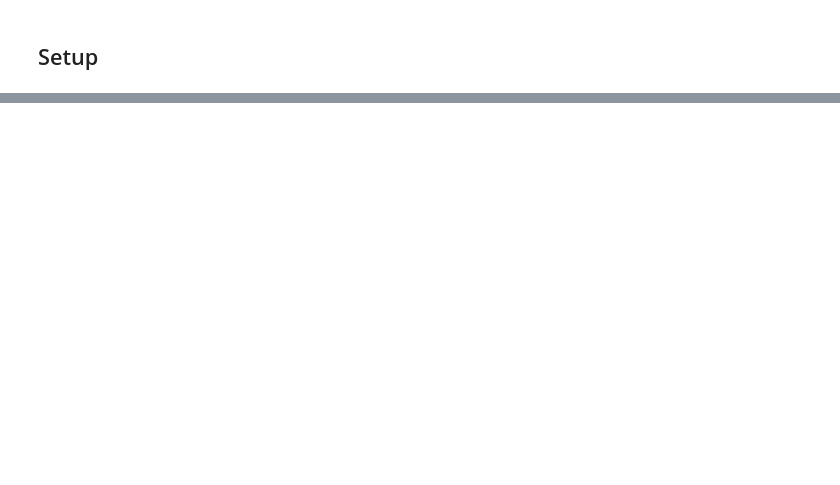
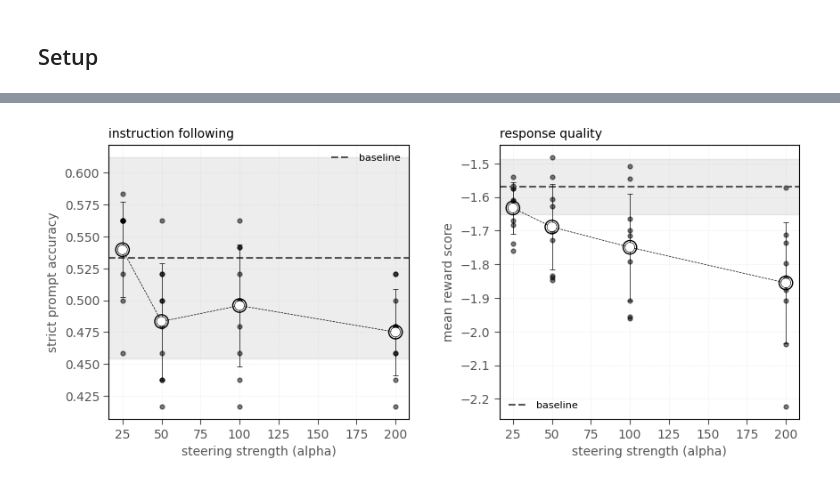
Before and after one commit to emiehling/AISteer360, a Jupyter notebook: examples/notebooks/studies/instruction_following/instruction_following.ipynb, the cells around one changed output, grey strips where cells are left out. Saved outputs shown, nothing was run; the diff lists cells and outputs as text; code cells hidden in the pictures; blank space fills up the shorter version.

```diff
--- a/examples/notebooks/studies/instruction_following/instruction_following.ipynb
+++ b/examples/notebooks/studies/instruction_following/instruction_following.ipynb
@@ -569,0 +343,15 @@ PASTA steering can improve instruction following, but the optimal alpha depends
+# %%
+apply_plot_style()
+
+summary = summarize_runs(
+    runs,
+    ["strict_prompt_acc", "mean_reward"],
+    group_cols=["pipeline", "config_id"],
+    param_cols=["alpha"],
+)
+baseline = summary[summary["pipeline"] == "baseline"]
+swept = summary[summary["pipeline"] == "pasta_alpha_sweep"].sort_values("alpha")
+
+summary[["pipeline", "alpha", "n_trials",
+         "strict_prompt_acc_mean", "strict_prompt_acc_std",
+         "mean_reward_mean", "mean_reward_std"]].round(3)
@@ -569,0 +369,35 @@ PASTA steering can improve instruction following, but the optimal alpha depends
+# %%
+figure_dir = SAVE_DIR / "figures"
+figure_dir.mkdir(parents=True, exist_ok=True)
+
+per_trial = runs[runs["pipeline"] == "pasta_alpha_sweep"]
+references = [("baseline", baseline)]
+
+fig = plt.figure(figsize=(10.0, 4.0))
+grid = gridspec.GridSpec(1, 2, wspace=0.3)
+plot_sensitivity(
+    swept,
+    metric="strict_prompt_acc",
+    sweep_col="alpha",
+    compare_to_pipelines=references,
+    per_trial_data=per_trial,
+    ax=fig.add_subplot(grid[0, 0]),
+    metric_label="strict prompt accuracy",
+    sweep_label="steering strength (alpha)",
+    title="instruction following",
+)
+plot_sensitivity(
+    swept,
+    metric="mean_reward",
+    sweep_col="alpha",
+    compare_to_pipelines=references,
+    per_trial_data=per_trial,
+    ax=fig.add_subplot(grid[0, 1]),
+    metric_label="mean reward score",
+    sweep_label="steering strength (alpha)",
+    title="response quality",
+)
+fig.savefig(figure_dir / "sensitivity.png", bbox_inches="tight", dpi=150)
+plt.show()
+# %% [output]
+[figure, added]
```
Also changed, not shown: parts of 76 cells of this notebook, 57 other files.
